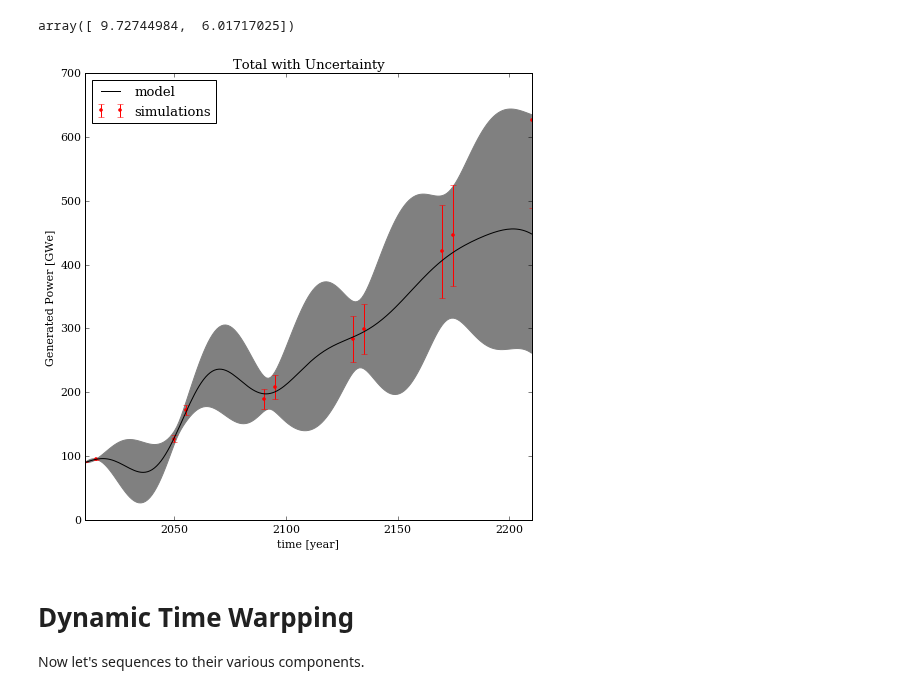
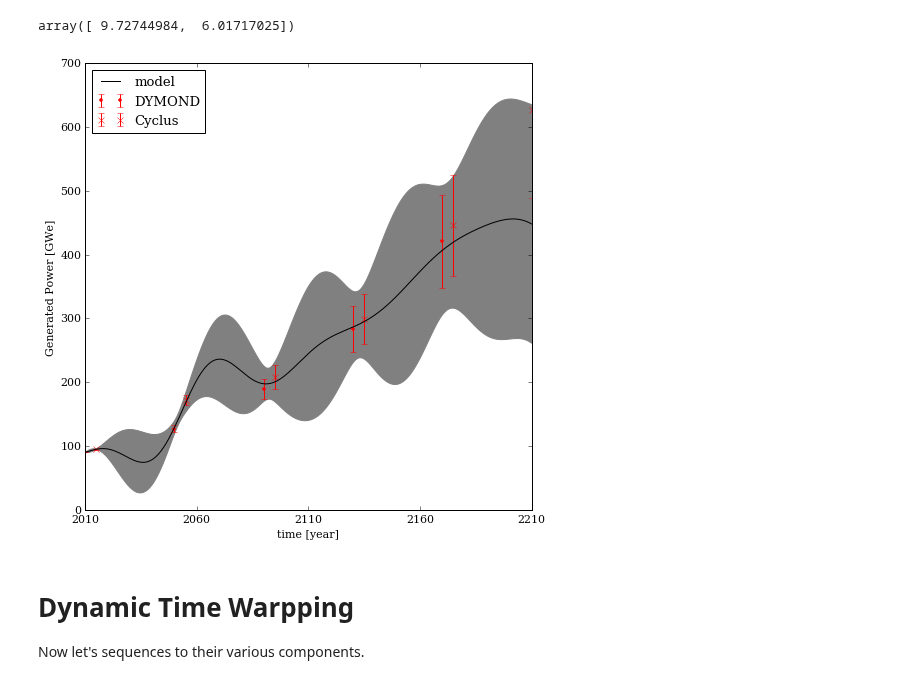
Before and after one commit to scopatz/fc-bench-method, a Jupyter notebook: methodology.ipynb, the cells around one changed output. Drawn from its saved outputs; the diff is of its cells as text; code cells hidden in the pictures.

```diff
--- a/methodology.ipynb
+++ b/methodology.ipynb
@@ -170,8 +170,8 @@ def model(t, y, tstar, yerr=1e-6):
 def model_plot(t, y, yerr, tpred, mu, std, title=None, ymax=None, show_title=True):
     fig = plt.figure(figsize=(8, 8))
     T = len(t) / 2
-    plt.errorbar(t[:T], y[:T], yerr, fmt='r.', label='DYMOND')
-    plt.errorbar(t[T:], y[T:], yerr, fmt='rx', label='Cyclus')
+    plt.errorbar(t[:T], y[:T], yerr if yerr is None else yerr[:T], fmt='r.', label='DYMOND')
+    plt.errorbar(t[T:], y[T:], yerr if yerr is None else yerr[T:], fmt='rx', label='Cyclus')
     plt.plot(tpred, mu, 'k-', label='model')
     plt.fill_between(tpred, mu - 2*std, mu + 2*std, color='gray')
     ax = plt.axis()
@@ -228,9 +228,9 @@ gwe_werr_gp.kernel.vector
 array([ 9.72744984,  6.01717025])
 # %%
 model_plot(t_werr, gwe_werr_y, gwe_werr_yerr, t, gwe_werr_mu, gwe_werr_std,
-           title='Total with Uncertainty', ymax=700)
+           title='Total with Uncertainty', ymax=700, show_title=False)
 # %% [output]
-[figure, old version]
+[figure, new version]
 # %% [markdown]
 Dynamic Time Warpping
 ============
```
Also changed, not shown: 6 other files.
